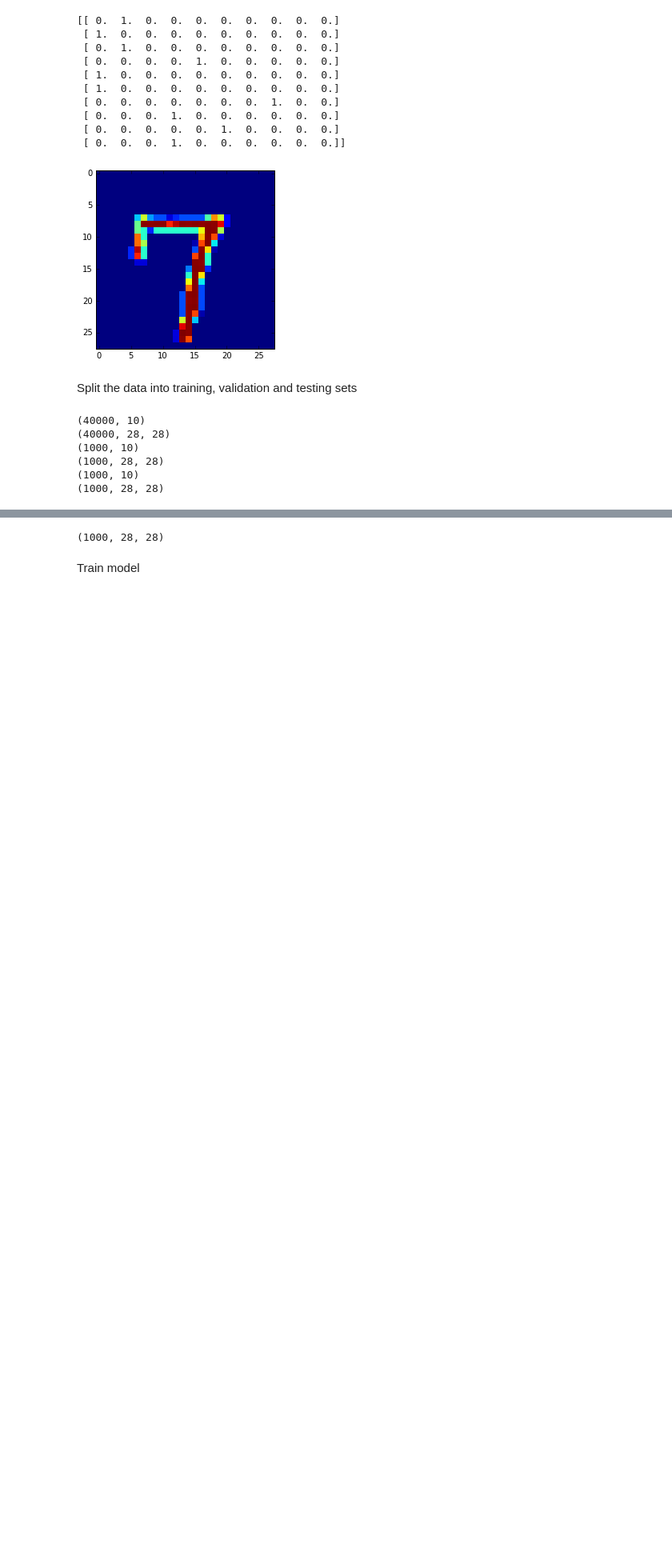
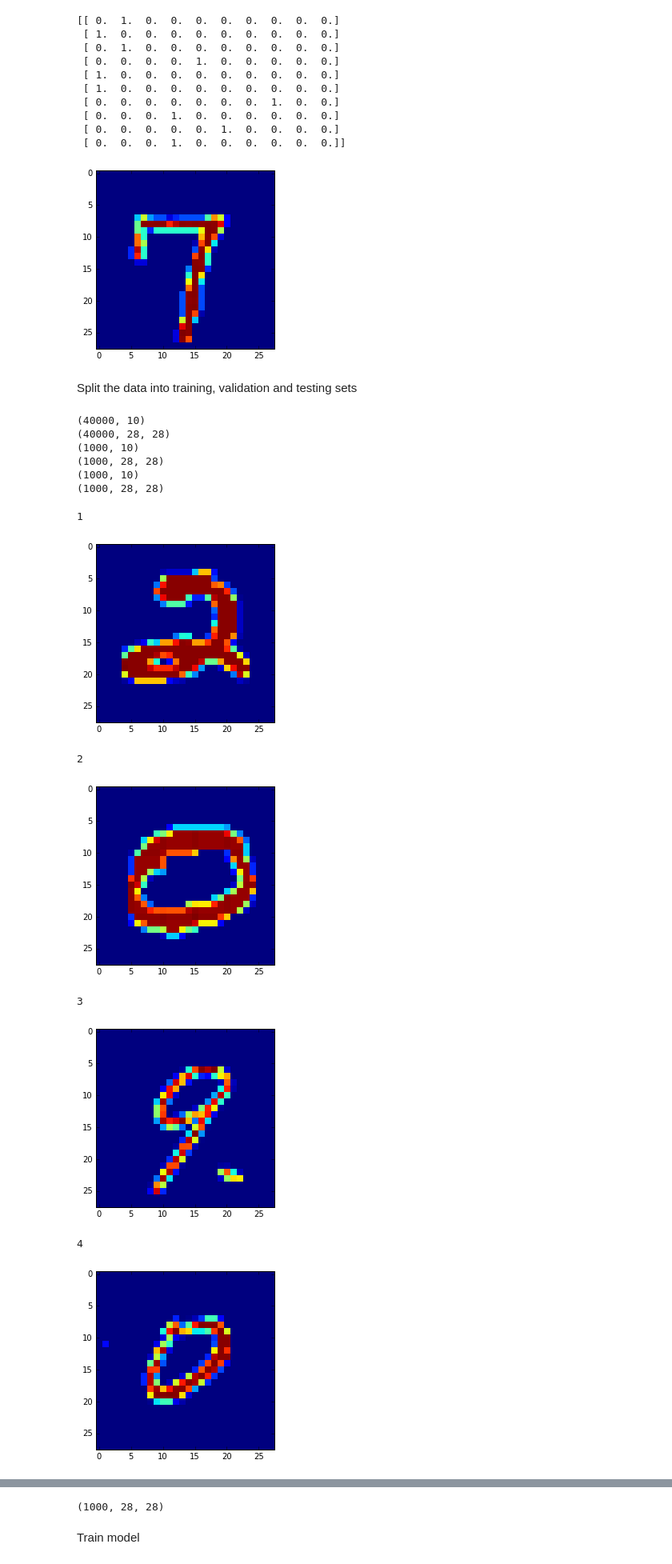
Before and after one commit to nahkh/mnist, a Jupyter notebook: MNIST Scanner.ipynb, the cells around one changed output, grey strips where cells are left out. Shown at 80% size. Drawn from its saved outputs; the diff is of its cells as text; code cells hidden in the pictures; blank space fills up the shorter version.

```diff
--- a/MNIST Scanner.ipynb
+++ b/MNIST Scanner.ipynb
@@ -56,8 +56,8 @@ print(labels_all[:10,:])
  [ 0.  0.  0.  0.  0.  1.  0.  0.  0.  0.]
  [ 0.  0.  0.  1.  0.  0.  0.  0.  0.  0.]]
 # %%
-def show_image(index):
-    plt.imshow(data_all[index,:,:], interpolation='nearest')
+def show_image(index, data = data_all):
+    plt.imshow(data[index].reshape((image_size, image_size)), interpolation='nearest')
     plt.show()
 
 show_image(6)
@@ -95,3 +95,16 @@ final_test_data = preprocess_data(raw_test).reshape(raw_test.shape[0], image_siz
 (1000, 28, 28)
 (1000, 10)
 (1000, 28, 28)
+# %%
+for i in range(20):
+    print(i+1)
+    show_image(i, final_test_data)
+# %% [output]
+1
+[figure, added]
+2
+[figure, added]
+3
+[figure, added]
+4
+[figure, added]
```
Also changed, not shown: parts of 3 cells of this notebook.
